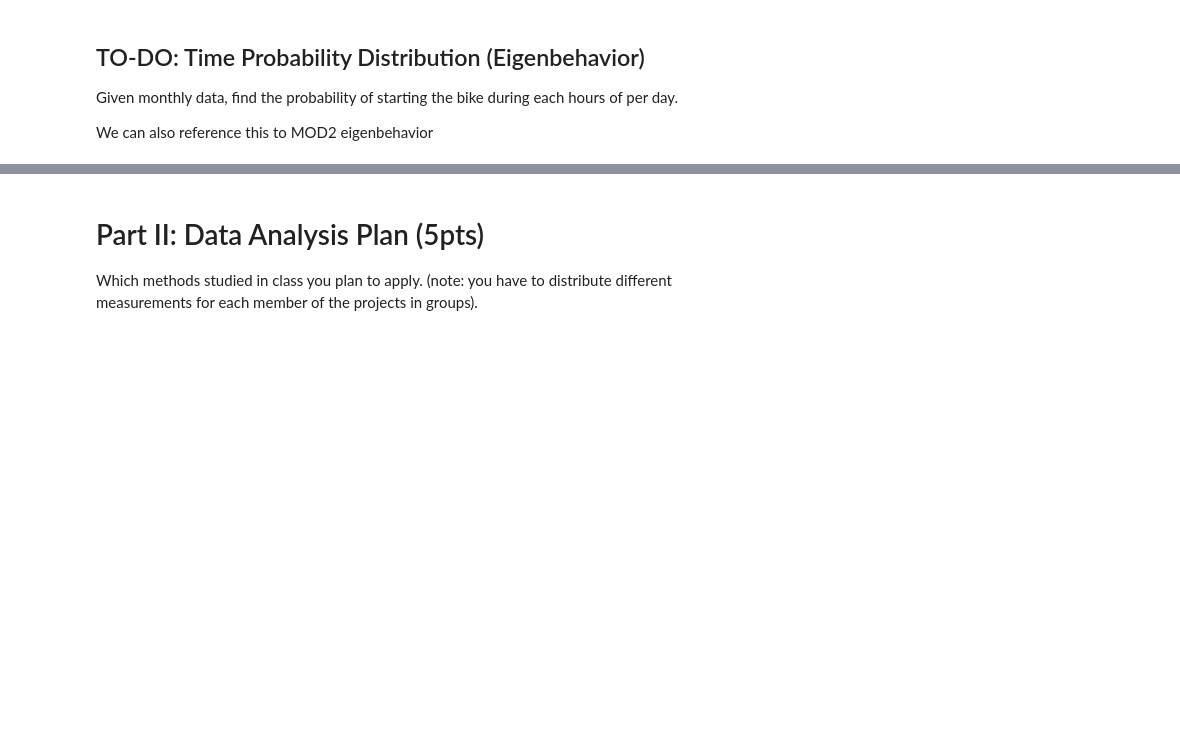
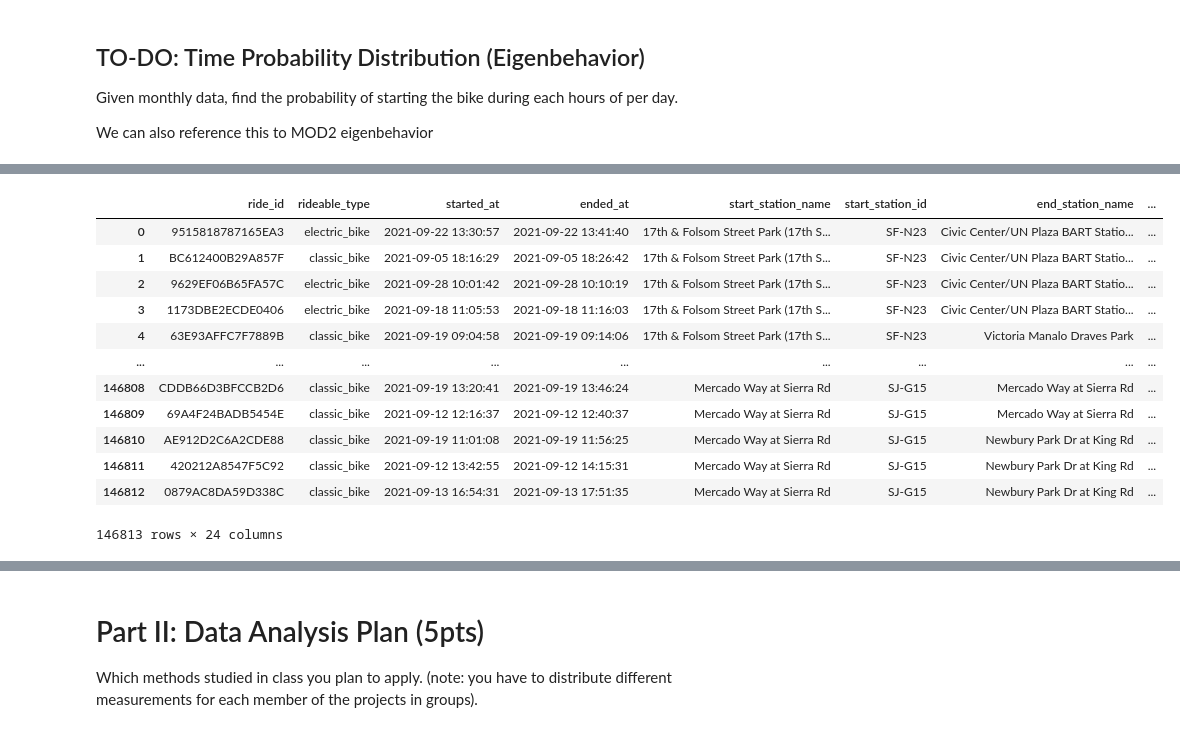
Before and after one commit to 6shun/Lyft-BayWheel, a Jupyter notebook: CE263_Project.ipynb, the cells around one changed output, grey strips where cells are left out. Drawn from its saved outputs; the diff is of its cells as text; code cells hidden in the pictures; blank space fills up the shorter version.

```diff
--- a/CE263_Project.ipynb
+++ b/CE263_Project.ipynb
@@ -476,0 +444,17 @@ station_tess_df_new
+# %%
+# Attach GEOID to station_tess_df_new, complementary to tile_ID
+df_csv_new.merge(station_tess_df_new, left_on='tile_ID_start', right_on='tile_ID')
+# %% [output]
+|  | ride_id | rideable_type | started_at | ended_at | start_station_name | start_station_id | end_station_name | ... |
+| 0 | 9515818787165EA3 | electric_bike | 2021-09-22 13:30:57 | 2021-09-22 13:41:40 | 17th & Folsom Street Park (17th S... | SF-N23 | Civic Center/UN Plaza BART Statio... | ... |
+| 1 | BC612400B29A857F | classic_bike | 2021-09-05 18:16:29 | 2021-09-05 18:26:42 | 17th & Folsom Street Park (17th S... | SF-N23 | Civic Center/UN Plaza BART Statio... | ... |
+| 2 | 9629EF06B65FA57C | electric_bike | 2021-09-28 10:01:42 | 2021-09-28 10:10:19 | 17th & Folsom Street Park (17th S... | SF-N23 | Civic Center/UN Plaza BART Statio... | ... |
+| 3 | 1173DBE2ECDE0406 | electric_bike | 2021-09-18 11:05:53 | 2021-09-18 11:16:03 | 17th & Folsom Street Park (17th S... | SF-N23 | Civic Center/UN Plaza BART Statio... | ... |
+| 4 | 63E93AFFC7F7889B | classic_bike | 2021-09-19 09:04:58 | 2021-09-19 09:14:06 | 17th & Folsom Street Park (17th S... | SF-N23 | Victoria Manalo Draves Park | ... |
+| ... | ... | ... | ... | ... | ... | ... | ... | ... |
+| 146808 | CDDB66D3BFCCB2D6 | classic_bike | 2021-09-19 13:20:41 | 2021-09-19 13:46:24 | Mercado Way at Sierra Rd | SJ-G15 | Mercado Way at Sierra Rd | ... |
+| 146809 | 69A4F24BADB5454E | classic_bike | 2021-09-12 12:16:37 | 2021-09-12 12:40:37 | Mercado Way at Sierra Rd | SJ-G15 | Mercado Way at Sierra Rd | ... |
+| 146810 | AE912D2C6A2CDE88 | classic_bike | 2021-09-19 11:01:08 | 2021-09-19 11:56:25 | Mercado Way at Sierra Rd | SJ-G15 | Newbury Park Dr at King Rd | ... |
+| 146811 | 420212A8547F5C92 | classic_bike | 2021-09-12 13:42:55 | 2021-09-12 14:15:31 | Mercado Way at Sierra Rd | SJ-G15 | Newbury Park Dr at King Rd | ... |
+| 146812 | 0879AC8DA59D338C | classic_bike | 2021-09-13 16:54:31 | 2021-09-13 17:51:35 | Mercado Way at Sierra Rd | SJ-G15 | Newbury Park Dr at King Rd | ... |
+146813 rows × 24 columns
```
Also changed, not shown: parts of 9 cells of this notebook, 10 other files.
